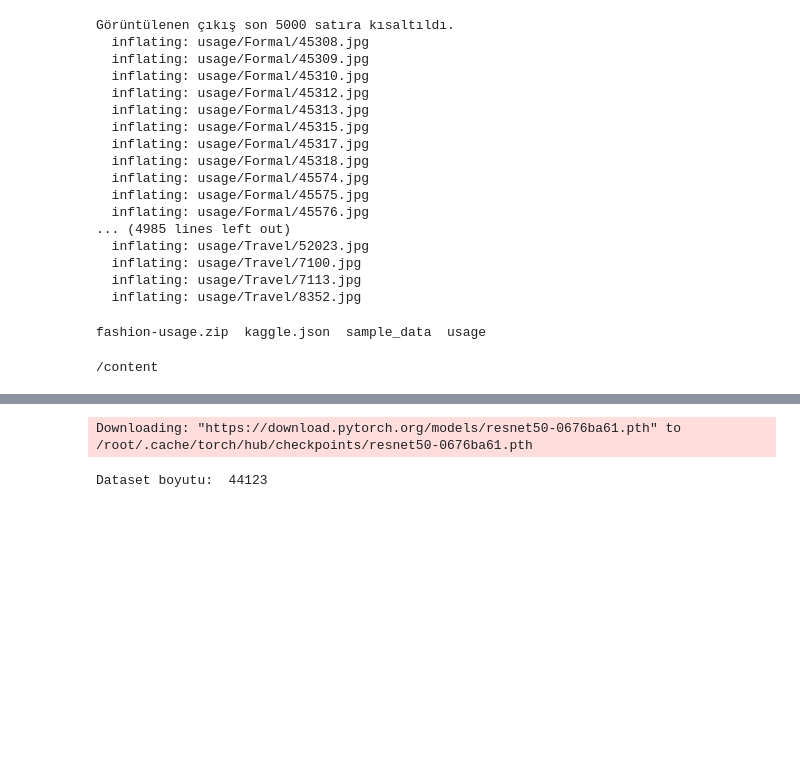
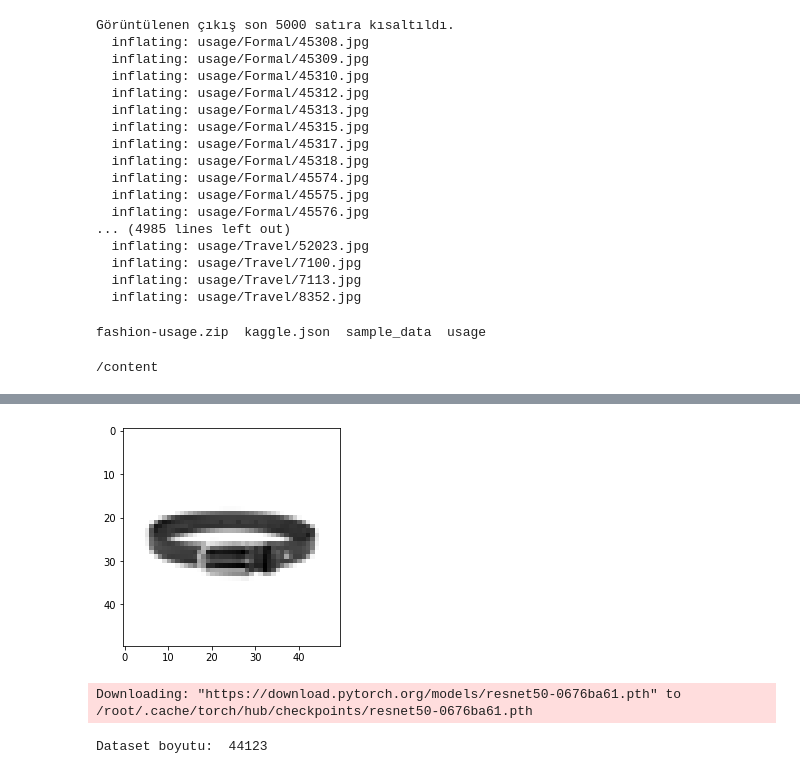
Before and after one commit to rmham93/Master_thesis_codes, a Jupyter notebook: resnet.ipynb, the cells around one changed output, grey strips where cells are left out. Cells and saved outputs as stored; diff of their text form; code cells hidden in the pictures; blank space fills up the shorter version.

```diff
--- a/resnet.ipynb
+++ b/resnet.ipynb
@@ -79,0 +87,84 @@ fashion-usage.zip  kaggle.json  sample_data  usage
+# %%
+images= []
+
+casual_list = []
+for filename in glob.glob('dataset/Casual/*.jpg'): #assuming gif
+    im=Image.open(filename).convert('LA')
+    im = im.resize((50,50))
+    casual_list.append(im)
+    plt.imshow(casual_list[0])
+
+#print(len(casual_list[0]))
+images.append(casual_list)
+
+print("passed 1")
+
+ethnic_list = []
+for filename in glob.glob('dataset/Ethnic/*.jpg'): #assuming gif
+    im=Image.open(filename).convert('LA')
+    im = im.resize((50,50))
+    ethnic_list.append(im)
+#print("Ethnic ", len(ethnic_list))
+
+images.append(ethnic_list)
+
+print("passed 2")
+
+formal_list = []
+for filename in glob.glob('dataset/Formal/*.jpg'): #assuming gif
+    im=Image.open(filename).convert('LA')
+    im = im.resize((50,50))
+    formal_list.append(im)
+#print("Ethnic ", len(ethnic_list))
+
+images.append(formal_list)
+
+print("passed 3")
+
+party_list = []
+for filename in glob.glob('dataset/Party/*.jpg'): #assuming gif
+    im=Image.open(filename).convert('LA')
+    im = im.resize((50,50))
+    party_list.append(im)
+#print("Ethnic ", len(ethnic_list))
+
+images.append(party_list)
+
+print("passed 4")
+
+smartcasual_list =[]
+for filename in glob.glob('dataset/SmartCasual/*.jpg'): #assuming gif
+    im = Image.open( filename ).convert('LA')
+    im = im.resize((50,50))
+    smartcasual_list.append(im)
+#print("Ethnic ", len(ethnic_list))
+
+images.append(smartcasual_list)
+
+print("passed 5")
+
+sport_list =[]
+for filename in glob.glob('dataset/Sport/*.jpg'): #assuming gif
+    im = Image.open( filename ).convert('LA')
+    im = im.resize((50,50))
+    sport_list.append(im)
+#print("Ethnic ", len(ethnic_list))
+
+images.append(sport_list)
+
+print("passed 6")
+
+travel_list =[]
+for filename in glob.glob('dataset/Travel/*.jpg'): #assuming gif
+    im = Image.open( filename ).convert('LA')
+    im = im.resize((50,50))
+    travel_list.append(im)
+#print("Ethnic ", len(ethnic_list))
+
+images.append(travel_list)
+
+print("passed 7")
+
+np.save('full_data.npy', images) # save
+#new_num_arr = np.load('data.npy') # load
+# %% [output]
@@ -80,3 +178,4 @@ fashion-usage.zip  kaggle.json  sample_data  usage
+[figure, added]
 # %%
 model = models.resnet50(pretrained=True) #resneti indirelim
 
```
Also changed, not shown: parts of 4 cells of this notebook.
